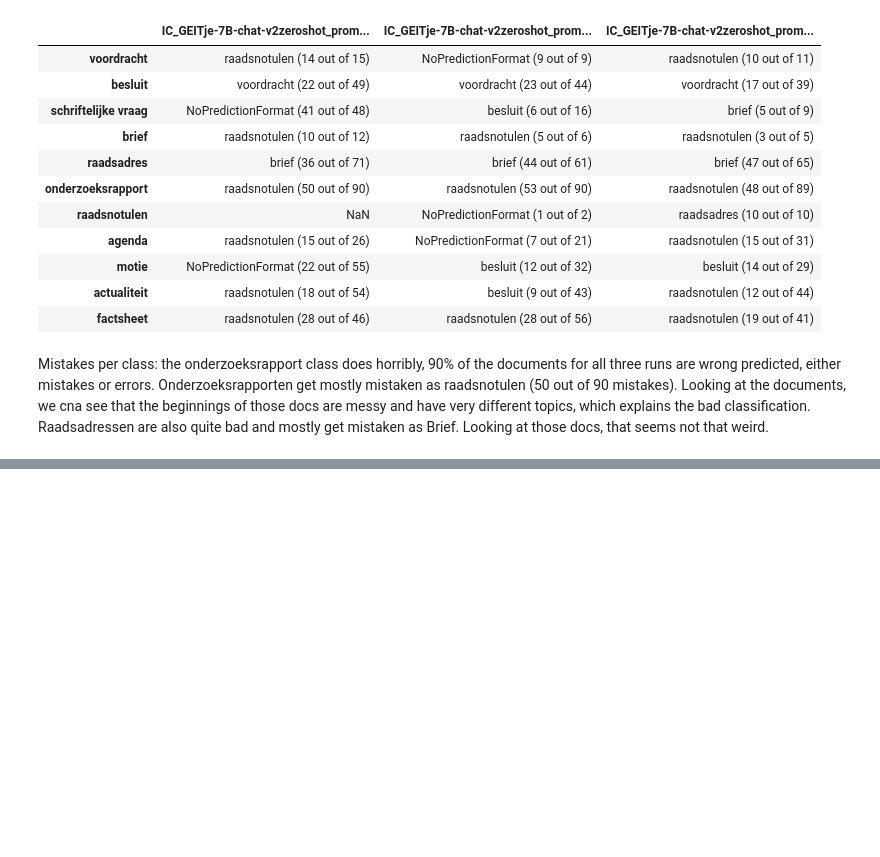
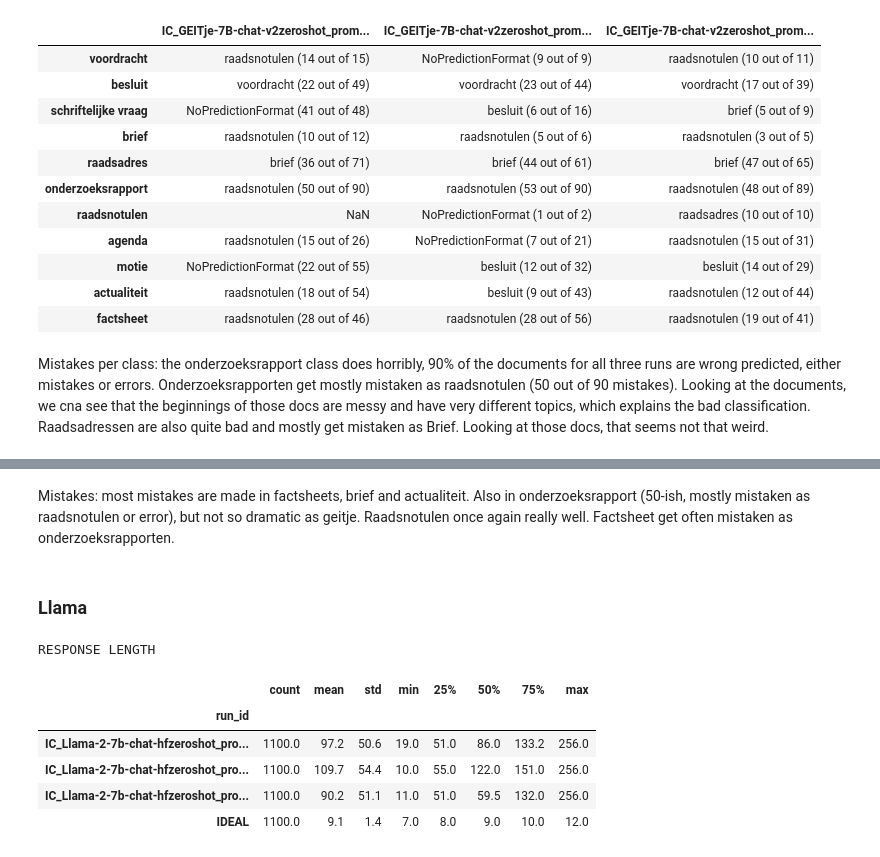
Before and after one commit to Amsterdam-Internships/document-classification-using-large-language-models, a Jupyter notebook: notebooks/PredictionAnalysis.ipynb, the cells around one changed output, grey strips where cells are left out. Cells and saved outputs as stored; diff of their text form; code cells hidden in the pictures; blank space fills up the shorter version.

```diff
--- a/notebooks/PredictionAnalysis.ipynb
+++ b/notebooks/PredictionAnalysis.ipynb
@@ -433,0 +600,4 @@ Raadsadressen are also quite bad and mostly get mistaken as Brief. Looking at th
+# %% [markdown]
+Mistakes: most mistakes are made in factsheets, brief and actualiteit. Also in onderzoeksrapport (50-ish, mostly mistaken as raadsnotulen or error), but not so dramatic as geitje. Raadsnotulen once again really well. Factsheet get often mistaken as onderzoeksrapporten.
+# %% [markdown]
+### Llama
@@ -433,0 +610,10 @@ Raadsadressen are also quite bad and mostly get mistaken as Brief. Looking at th
+# %%
+df_tokenizes_responses = get_response_length(combined, 'meta-llama/Llama-2-7b-chat-hf')
+# %% [output]
+RESPONSE LENGTH
+|  | count | mean | std | min | 25% | 50% | 75% | max |
+| run_id |  |  |  |  |  |  |  |  |
+| IC_Llama-2-7b-chat-hfzeroshot_pro... | 1100.0 | 97.2 | 50.6 | 19.0 | 51.0 | 86.0 | 133.2 | 256.0 |
+| IC_Llama-2-7b-chat-hfzeroshot_pro... | 1100.0 | 109.7 | 54.4 | 10.0 | 55.0 | 122.0 | 151.0 | 256.0 |
+| IC_Llama-2-7b-chat-hfzeroshot_pro... | 1100.0 | 90.2 | 51.1 | 11.0 | 51.0 | 59.5 | 132.0 | 256.0 |
+| IDEAL | 1100.0 | 9.1 | 1.4 | 7.0 | 8.0 | 9.0 | 10.0 | 12.0 |
```
Also changed, not shown: parts of 21 cells of this notebook, 2 other files.
